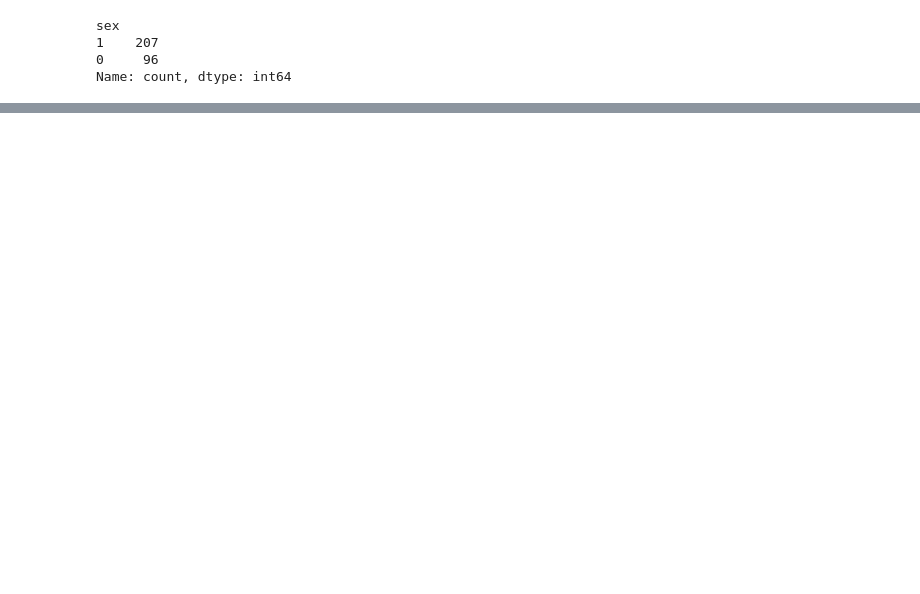
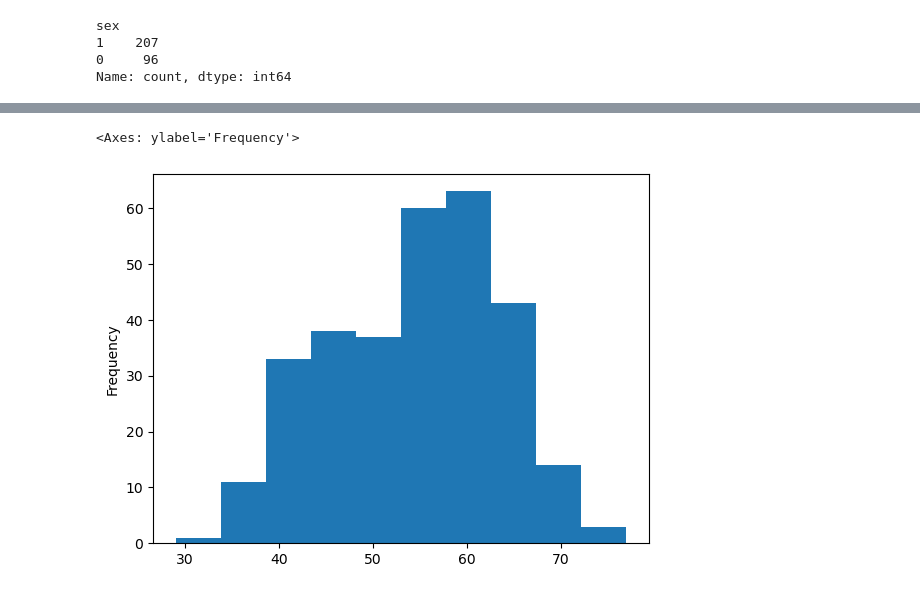
Before and after one commit to mrcruz117/heart-disease-prediction, a Jupyter notebook: heart-disease-classification.ipynb, the cells around one changed output, grey strips where cells are left out. Cells and saved outputs as stored; diff of their text form; code cells hidden in the pictures; blank space fills up the shorter version.

```diff
--- a/heart-disease-classification.ipynb
+++ b/heart-disease-classification.ipynb
@@ -164,0 +189,6 @@ plt.legend(["Female","Male"])
+# %%
+# Check Distribution
+df["age"].plot.hist()
+# %% [output]
+<Axes: ylabel='Frequency'>
+[figure, added]
```
Also changed, not shown: parts of 6 cells of this notebook.
